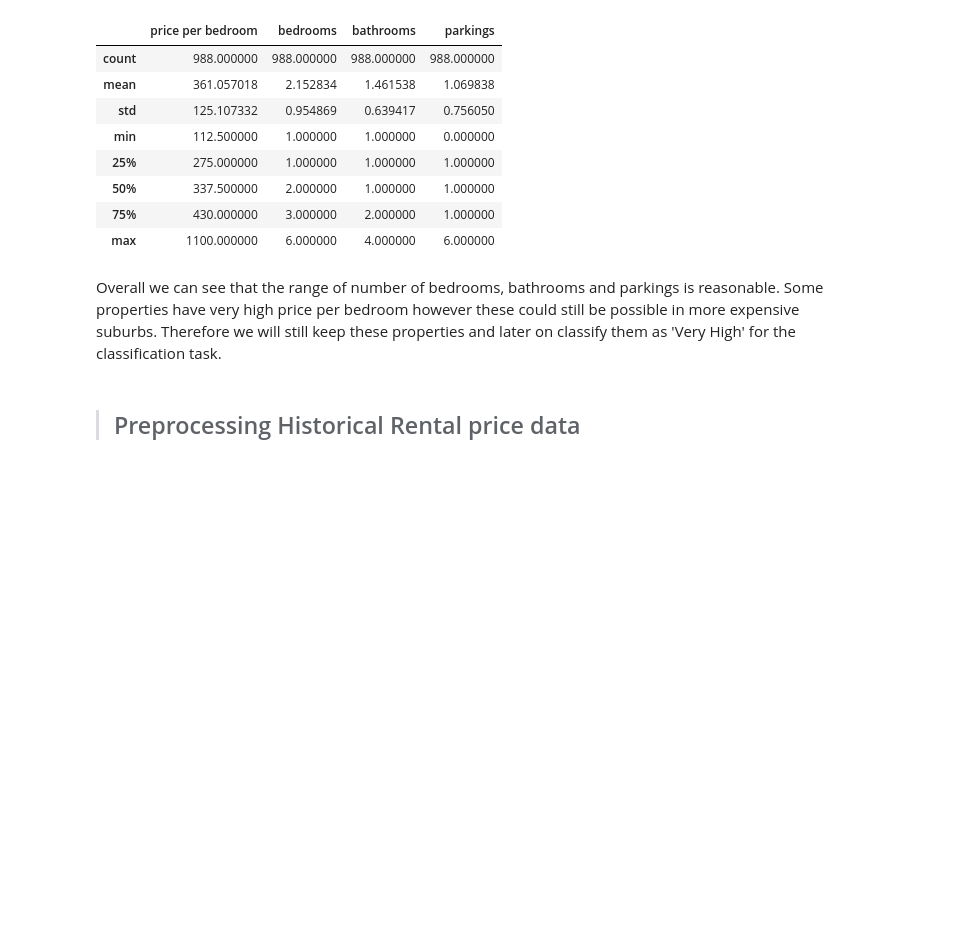
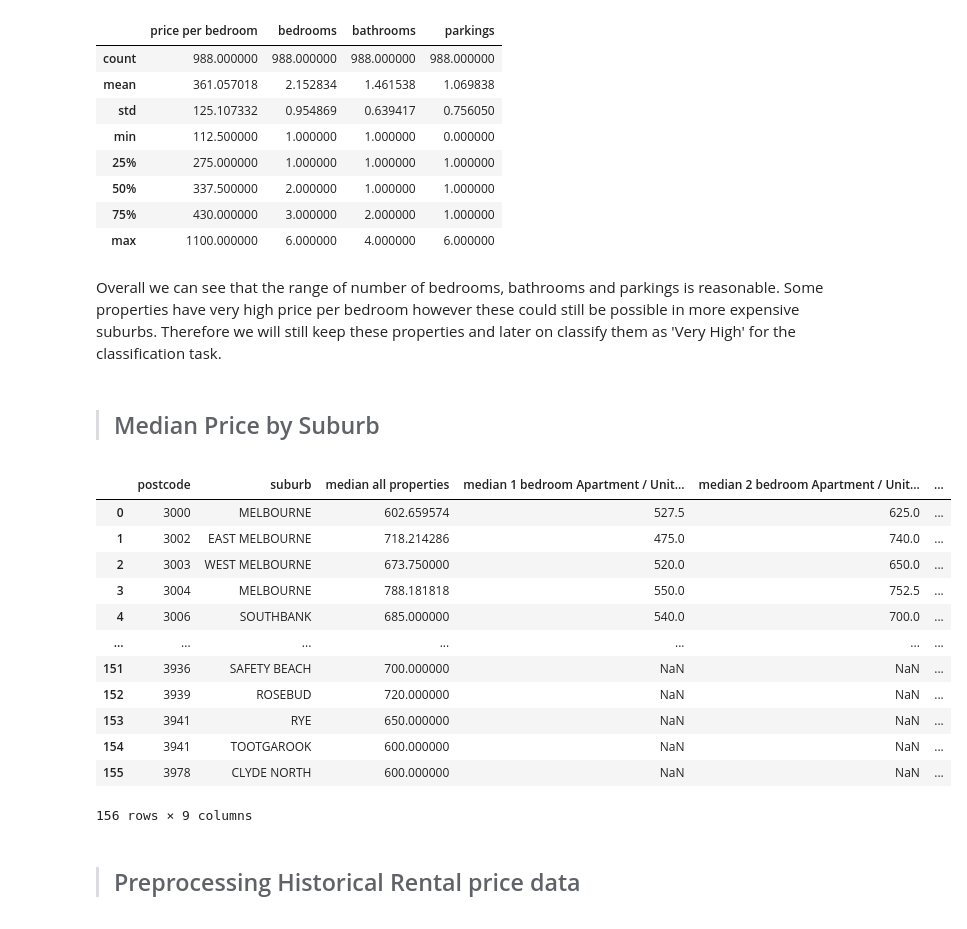
Before and after one commit to MAST30034-AppliedDataScience/project-2-group-real-estate-industry-project-27, a Jupyter notebook: notebooks/Data_preprocessing.ipynb, the cells around one changed output. Saved outputs shown, nothing was run; the diff lists cells and outputs as text; code cells hidden in the pictures; blank space fills up the shorter version.

Commit message:
data preprocess into one notebook

```diff
--- a/notebooks/Data_preprocessing.ipynb
+++ b/notebooks/Data_preprocessing.ipynb
@@ -121,0 +122,54 @@ print("Savde preprocessed property data to ../data/raw/preprocessed properties.c
+# %% [markdown]
+> ## Median Price by Suburb
+# %%
+# Get the preprocessed property data
+property_df = pd.read_csv('../data/raw/preprocessed properties.csv')
+# %%
+# Define the interested combinations of property types and bedrooms
+combinations = [
+    ('Apartment / Unit / Flat', 1),
+    ('Apartment / Unit / Flat', 2),
+    ('Apartment / Unit / Flat', 3),
+    ('House', 2),
+    ('House', 3),
+    ('House', 4)
+]
+
+median_price_df = pd.DataFrame()
+
+# Compute median price for the above combinations by suburb
+for property_type, bedrooms in combinations:
+
+    # Filter out properties of the current combination
+    filtered_df = property_df[(property_df['property type'] == property_type)
+                              & (property_df['bedrooms'] == bedrooms)]
+
+    # Compute the median rental price
+    median_price = filtered_df.groupby('postcode')['price (AUD per week)'].median().rename(
+                                            f'median {bedrooms} bedroom {property_type}')
+    median_price_df = pd.concat([median_price_df, median_price], axis=1)
+# %%
+# Compute the median rental price for all properties by suburb
+median_price_all = property_df.groupby(['postcode', 'suburb'])['price (AUD per week)'].mean().rename(
+                                                        'median all properties')
+
+# Combining the median price for all properties and for the properties of interest
+result_df = median_price_all.to_frame().join(median_price_df, on='postcode', how='left')
+result_df.reset_index(inplace=True)
+# %%
+# Show the final df
+result_df
+# %% [output]
+|  | postcode | suburb | median all properties | median 1 bedroom Apartment / Unit... | median 2 bedroom Apartment / Unit... | ... |
+| 0 | 3000 | MELBOURNE | 602.659574 | 527.5 | 625.0 | ... |
+| 1 | 3002 | EAST MELBOURNE | 718.214286 | 475.0 | 740.0 | ... |
+| 2 | 3003 | WEST MELBOURNE | 673.750000 | 520.0 | 650.0 | ... |
+| 3 | 3004 | MELBOURNE | 788.181818 | 550.0 | 752.5 | ... |
+| 4 | 3006 | SOUTHBANK | 685.000000 | 540.0 | 700.0 | ... |
+| ... | ... | ... | ... | ... | ... | ... |
+| 151 | 3936 | SAFETY BEACH | 700.000000 | NaN | NaN | ... |
+| 152 | 3939 | ROSEBUD | 720.000000 | NaN | NaN | ... |
+| 153 | 3941 | RYE | 650.000000 | NaN | NaN | ... |
+| 154 | 3941 | TOOTGAROOK | 600.000000 | NaN | NaN | ... |
+| 155 | 3978 | CLYDE NORTH | 600.000000 | NaN | NaN | ... |
+156 rows × 9 columns
```
Also changed, not shown: parts of 2 cells of this notebook, 1 other file.
